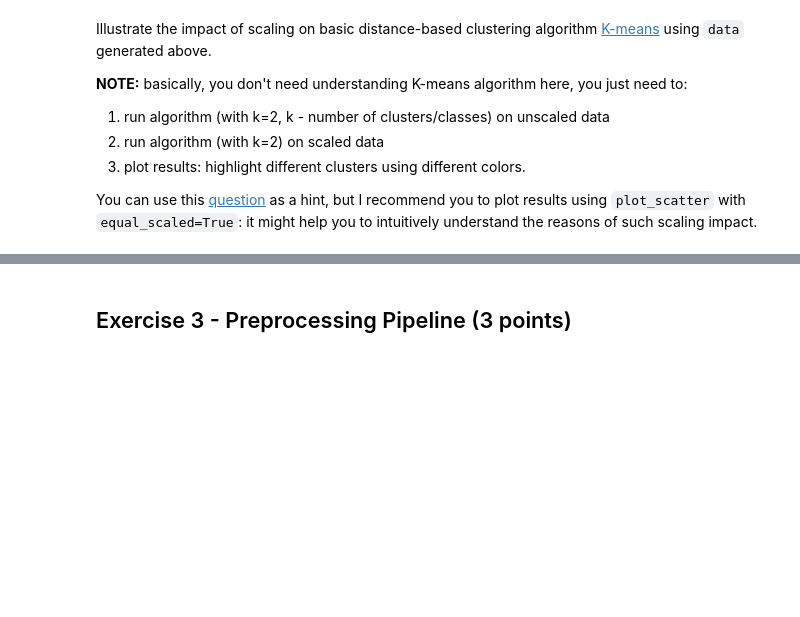
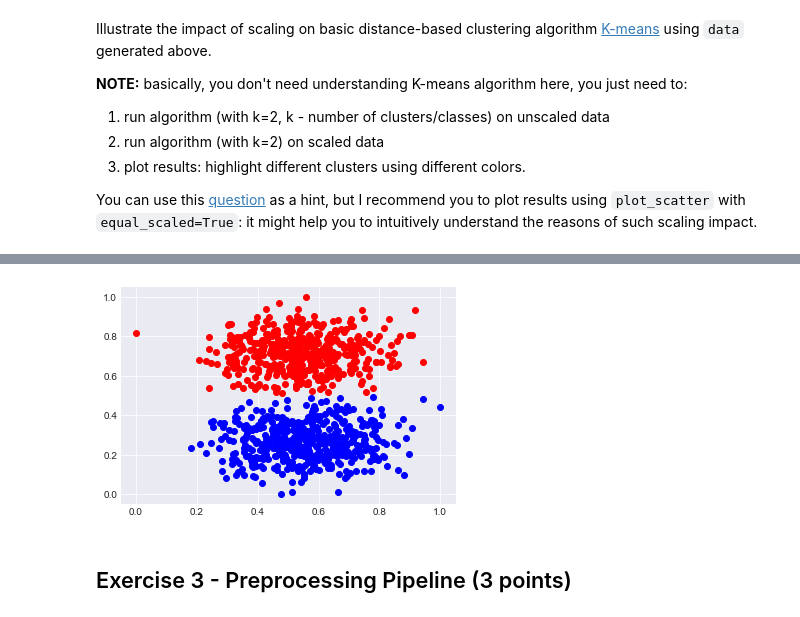
Before and after one commit to aleksandr-jasinski/4_jasinski_feature_engineering_selection, a Jupyter notebook: feature_engineering_selection.ipynb, the cells around one changed output, grey strips where cells are left out. Cells and saved outputs as stored; diff of their text form; code cells hidden in the pictures; blank space fills up the shorter version.

```diff
--- a/feature_engineering_selection.ipynb
+++ b/feature_engineering_selection.ipynb
@@ -569,3 +619,20 @@ You can use this [question](https://stats.stackexchange.com/questions/89809/is-i
+# %%
+cluster_2 = []
+cluster_3 = []
+scaled_data = Kmean.fit_predict(min_max_scaled_data)
+for i in range(len(min_max_scaled_data)):
+    if scaled_data[i] == 0:
+        cluster_2.append(min_max_scaled_data[i].tolist())
+    else:
+        cluster_3.append(min_max_scaled_data[i].tolist())
+cluster_2 = np.array(cluster_2)
+cluster_3 = np.array(cluster_3)
+# %%
+plt.scatter(cluster_2[:, 0],cluster_2[:, 1], color = 'red')
+plt.scatter(cluster_3[:, 0],cluster_3[:, 1], color = 'blue')
+plt.show()
+# %% [output]
+[figure, added]
 # %% [markdown]
 ## Exercise  3 - Preprocessing Pipeline (3 points)
 # %%
```
Also changed, not shown: parts of 12 cells of this notebook.
